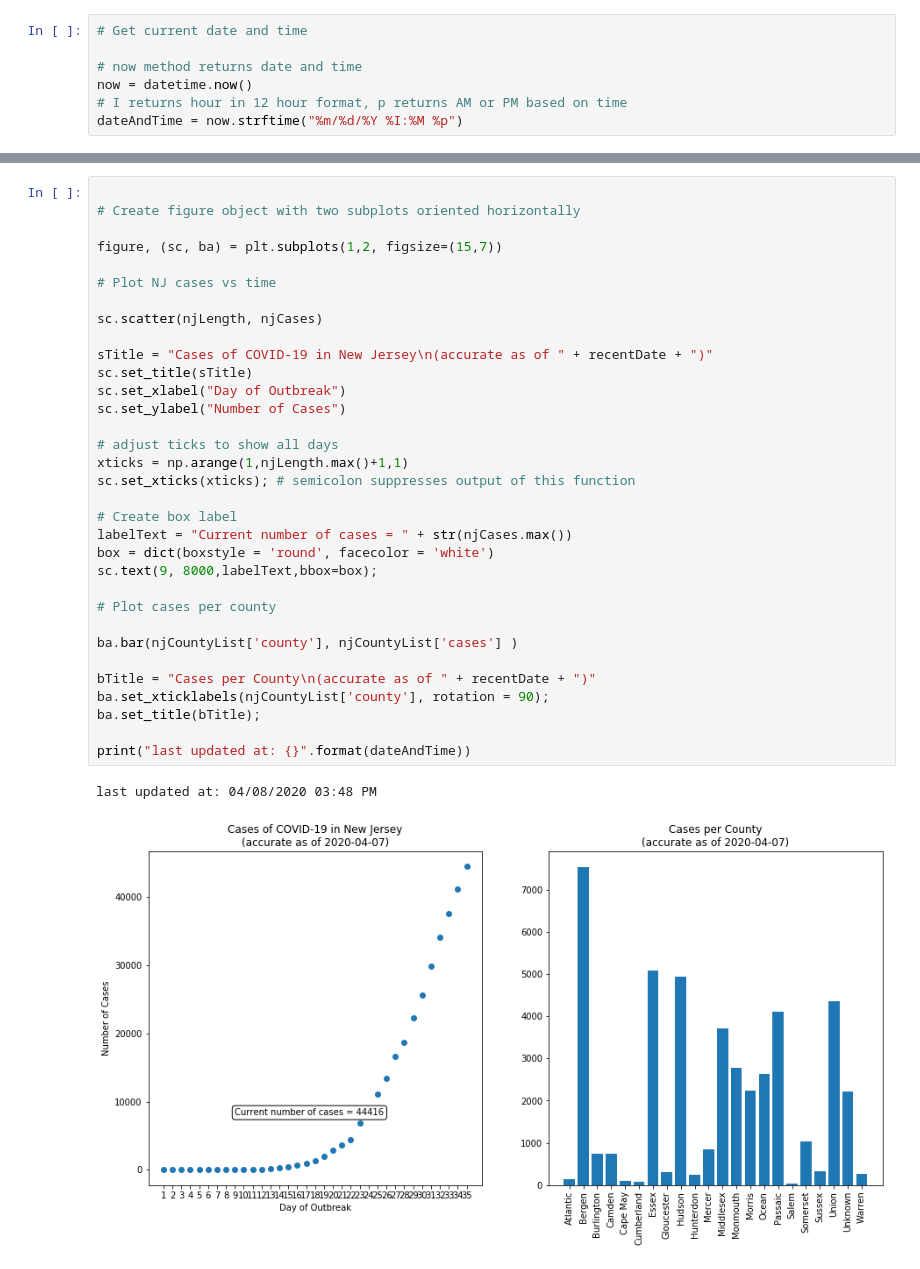
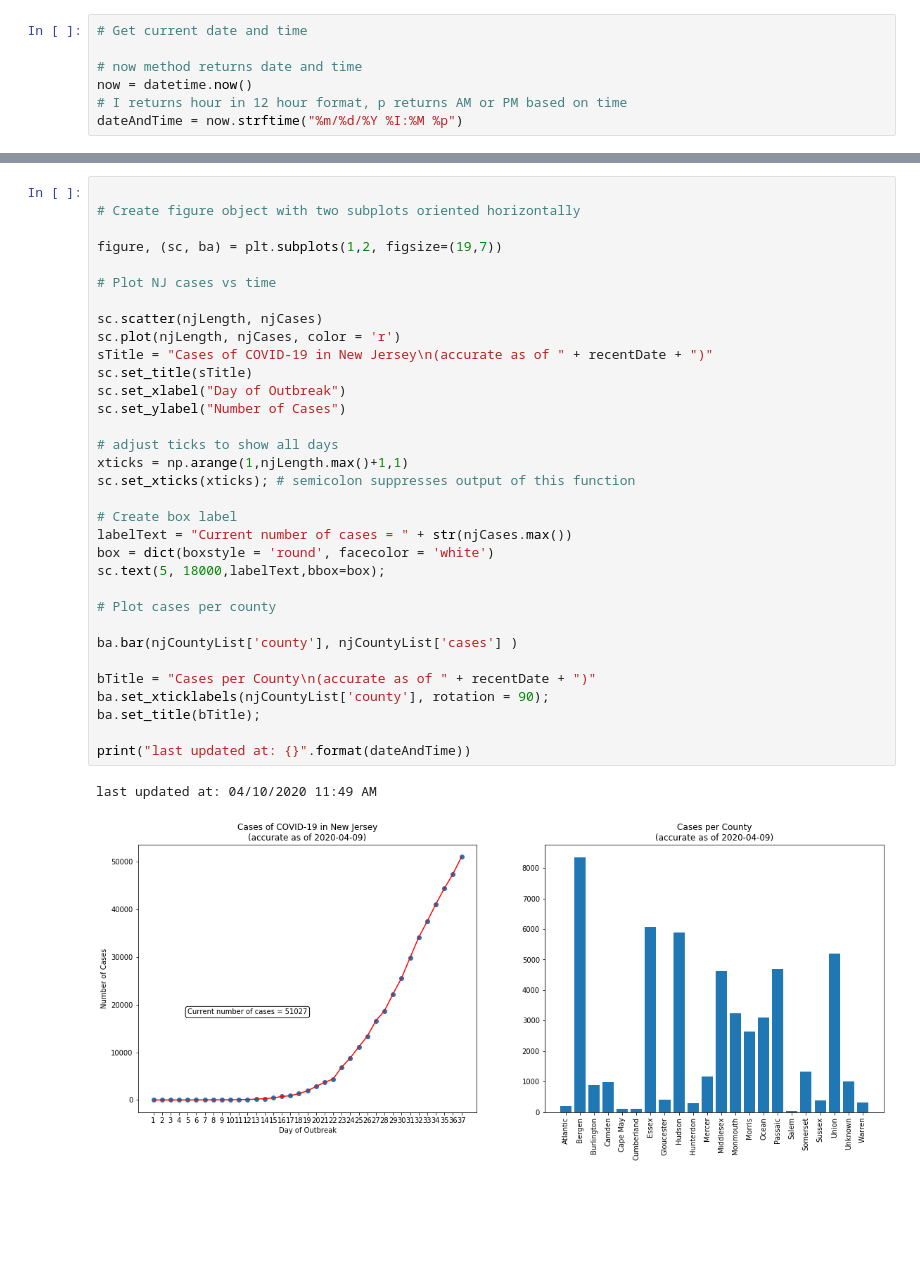
Before and after one commit to jaydenfont/NJ-COVID-19-Data, a Jupyter notebook: NewJerseyData.ipynb, the cells around one changed output, grey strips where cells are left out. Drawn from its saved outputs; the diff is of its cells as text; blank space fills up the shorter version.

Commit message:
updated through 4/09 data, added line traces to case and daily increase trackers

```diff
--- a/NewJerseyData.ipynb
+++ b/NewJerseyData.ipynb
@@ -100,38 +101,38 @@ njCountyList
 
 # Create figure object with two subplots oriented horizontally
 
-figure, (sc, ba) = plt.subplots(1,2, figsize=(15,7))
+figure, (sc, ba) = plt.subplots(1,2, figsize=(19,7))
 
 # Plot NJ cases vs time
 
 sc.scatter(njLength, njCases)
-
+sc.plot(njLength, njCases, color = 'r')
 sTitle = "Cases of COVID-19 in New Jersey\n(accurate as of " + recentDate + ")"
 sc.set_title(sTitle)
 sc.set_xlabel("Day of Outbreak")
 sc.set_ylabel("Number of Cases")
 
 # adjust ticks to show all days
 xticks = np.arange(1,njLength.max()+1,1)
 sc.set_xticks(xticks); # semicolon suppresses output of this function
 
 # Create box label
 labelText = "Current number of cases = " + str(njCases.max())
 box = dict(boxstyle = 'round', facecolor = 'white')
-sc.text(9, 8000,labelText,bbox=box);
+sc.text(5, 18000,labelText,bbox=box);
 
 # Plot cases per county
 
 ba.bar(njCountyList['county'], njCountyList['cases'] )
 
 bTitle = "Cases per County\n(accurate as of " + recentDate + ")"
 ba.set_xticklabels(njCountyList['county'], rotation = 90);
 ba.set_title(bTitle);
 
 print("last updated at: {}".format(dateAndTime))
 # %% [output]
-last updated at: 04/08/2020 03:48 PM
+last updated at: 04/10/2020 11:49 AM
-[figure, old version]
+[figure, new version]
 # %%
 # Create list of the increase in cases between each day and rate of change
 
```
Also changed, not shown: parts of 5 cells of this notebook.
